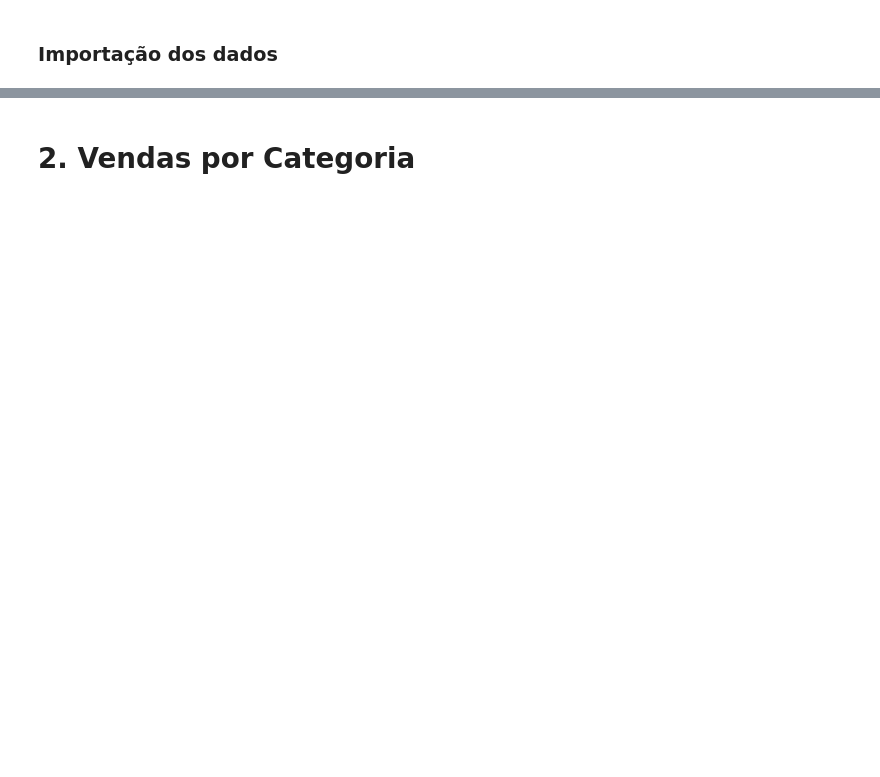
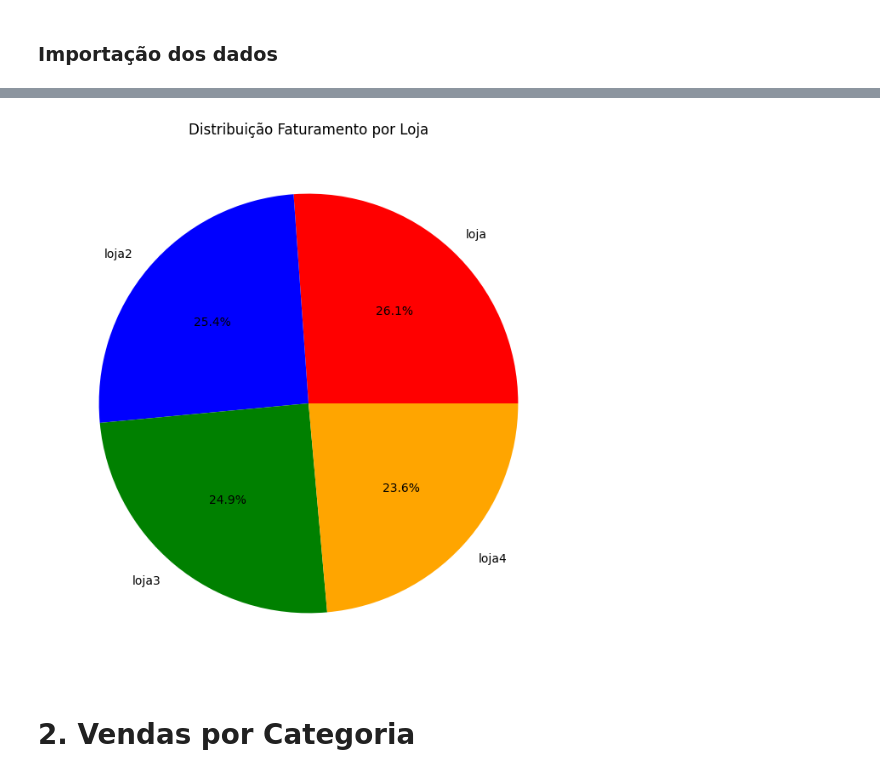
Before and after one commit to silverio1e99/storeBR, a Jupyter notebook: AluraStoreBr.ipynb, the cells around one changed output, grey strips where cells are left out. Saved outputs shown, nothing was run; the diff lists cells and outputs as text; code cells hidden in the pictures; blank space fills up the shorter version.

```diff
--- a/AluraStoreBr.ipynb
+++ b/AluraStoreBr.ipynb
@@ -25,0 +113,2 @@ loja.head()
+# %%
+faturamento_loja = df_loja.groupby('Origem')['Preço'].sum().reset_index()
@@ -25,0 +123,2 @@ loja.head()
+# %%
+faturamento_total = df_loja['Preço'].sum()
@@ -26,2 +134,14 @@ loja.head()
+# %%
+# Criando o gráfico de pizza
+plt.figure(figsize=(8, 8))
+plt.pie(faturamento_loja['Impacto'], labels=faturamento_loja['Origem'], autopct='%1.1f%%', colors=['red', 'blue', 'green', 'orange'])
+
+# Adicionar título
+plt.title('Distribuição Faturamento por Loja')
+
+# Exibir o gráfico
+plt.show()
+# %% [output]
+[figure, added]
 # %% [markdown]
 # 2. Vendas por Categoria
```
Also changed, not shown: parts of 60 cells of this notebook, 18 other files.
